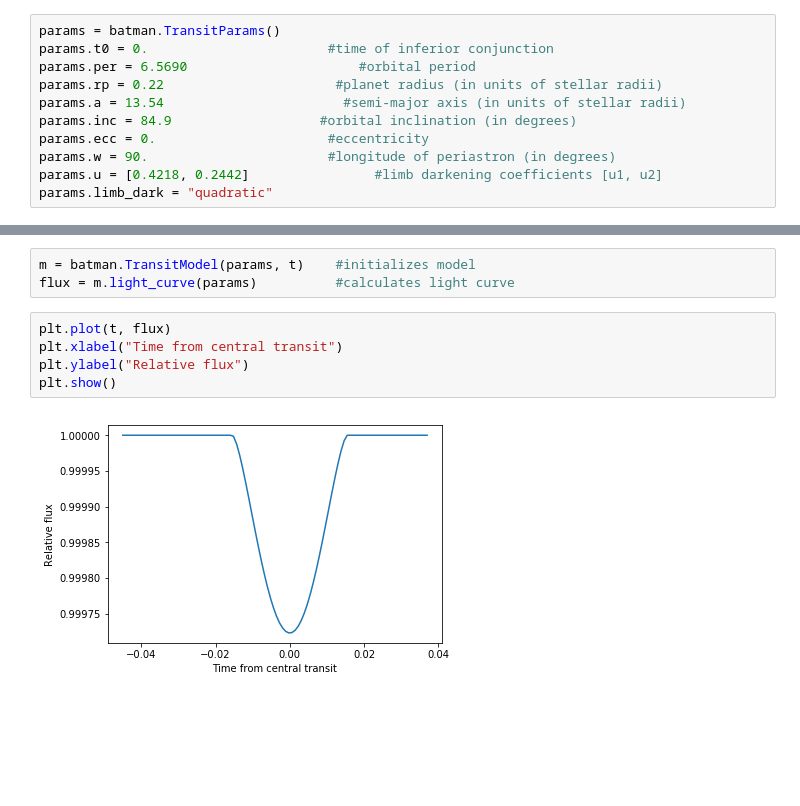
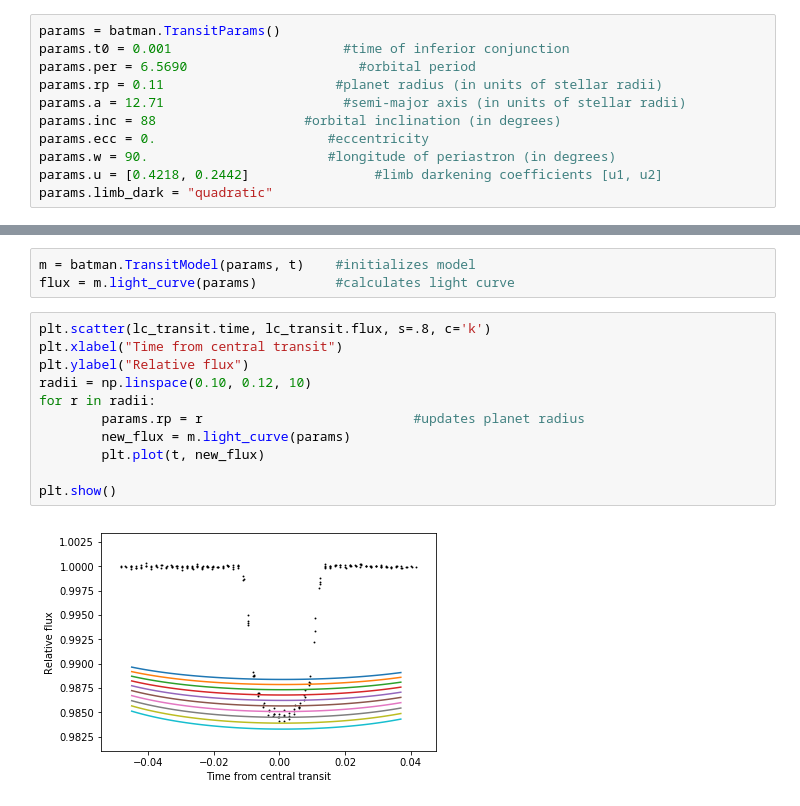
Before and after one commit to PierricJoulot/Astronomy, a Jupyter notebook: Lightcurves/EPIC228735255/EPIC228735255+batman-package.ipynb, the cells around one changed output, grey strips where cells are left out. Cells and saved outputs as stored; diff of their text form; blank space fills up the shorter version.

```diff
--- a/Lightcurves/EPIC228735255/EPIC228735255+batman-package.ipynb
+++ b/Lightcurves/EPIC228735255/EPIC228735255+batman-package.ipynb
@@ -171,11 +171,11 @@ R_planet*11.2
 import batman
 # %%
 params = batman.TransitParams()
-params.t0 = 0.                       #time of inferior conjunction
+params.t0 = 0.001                      #time of inferior conjunction
 params.per = 6.5690                      #orbital period
-params.rp = 0.22                      #planet radius (in units of stellar radii)
-params.a = 13.54                       #semi-major axis (in units of stellar radii)
-params.inc = 84.9                   #orbital inclination (in degrees)
+params.rp = 0.11                      #planet radius (in units of stellar radii)
+params.a = 12.71                       #semi-major axis (in units of stellar radii)
+params.inc = 88                   #orbital inclination (in degrees)
 params.ecc = 0.                      #eccentricity
 params.w = 90.                       #longitude of periastron (in degrees)
 params.u = [0.4218, 0.2442]                #limb darkening coefficients [u1, u2]
@@ -185,10 +185,16 @@ t = np.linspace(-0.045, 0.037, 100)    #where the transit is
 # %%
 m = batman.TransitModel(params, t)    #initializes model
 flux = m.light_curve(params)          #calculates light curve
-# %%
-plt.plot(t, flux)
-plt.xlabel("Time from central transit")
-plt.ylabel("Relative flux")
-plt.show()
-# %% [output]
-[figure, removed]
+# %%
+plt.scatter(lc_transit.time, lc_transit.flux, s=.8, c='k')
+plt.xlabel("Time from central transit")
+plt.ylabel("Relative flux")
+radii = np.linspace(0.10, 0.12, 10)
+for r in radii:
+        params.rp = r                           #updates planet radius
+        new_flux = m.light_curve(params)
+        plt.plot(t, new_flux)
+
+plt.show()
+# %% [output]
+[figure, added]
```
Also changed, not shown: parts of 3 cells of this notebook, 5 other files.
